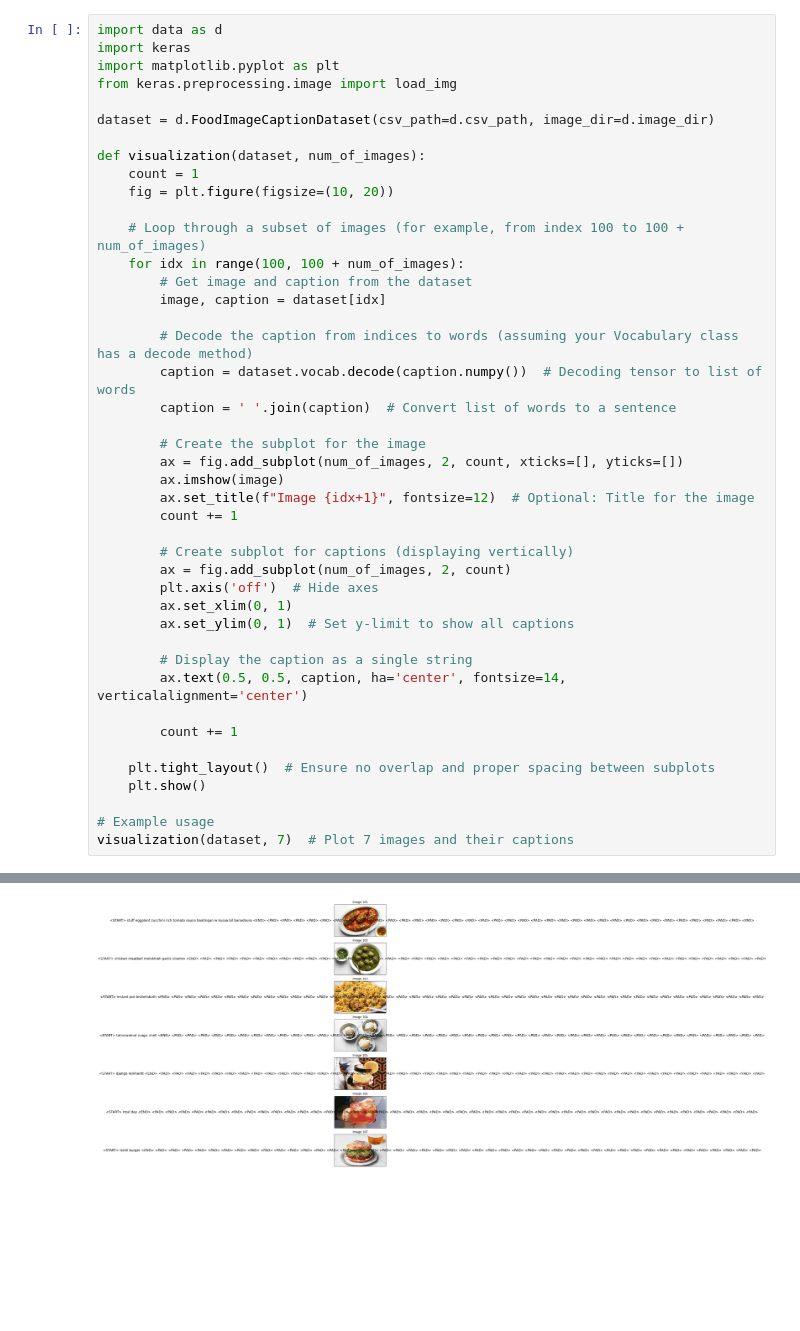
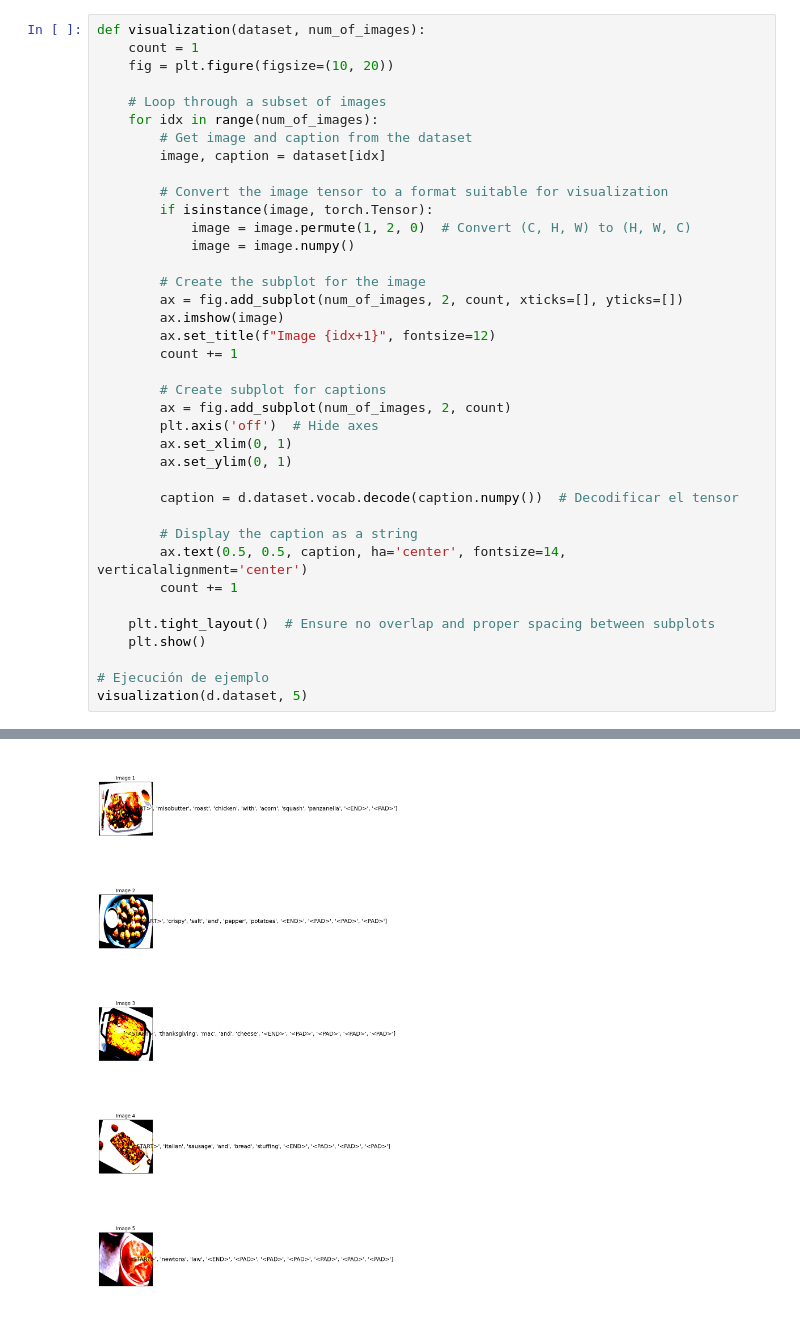
Before and after one commit to Merumalady/Image_Captioning, a Jupyter notebook: plots.ipynb, the cells around one changed output, grey strips where cells are left out. Cells and saved outputs as stored; diff of their text form; blank space fills up the shorter version.

```diff
--- a/plots.ipynb
+++ b/plots.ipynb
@@ -1,44 +7,39 @@
 # %%
-import data as d
-import keras
-import matplotlib.pyplot as plt
-from keras.preprocessing.image import load_img
-
-dataset = d.FoodImageCaptionDataset(csv_path=d.csv_path, image_dir=d.image_dir)
-
 def visualization(dataset, num_of_images):
     count = 1
     fig = plt.figure(figsize=(10, 20))
 
-    # Loop through a subset of images (for example, from index 100 to 100 + num_of_images)
-    for idx in range(100, 100 + num_of_images):
+    # Loop through a subset of images
+    for idx in range(num_of_images):
         # Get image and caption from the dataset
         image, caption = dataset[idx]
 
-        # Decode the caption from indices to words (assuming your Vocabulary class has a decode method)
-        caption = dataset.vocab.decode(caption.numpy())  # Decoding tensor to list of words
-        caption = ' '.join(caption)  # Convert list of words to a sentence
+        # Convert the image tensor to a format suitable for visualization
+        if isinstance(image, torch.Tensor):
+            image = image.permute(1, 2, 0)  # Convert (C, H, W) to (H, W, C)
+            image = image.numpy()
 
         # Create the subplot for the image
         ax = fig.add_subplot(num_of_images, 2, count, xticks=[], yticks=[])
         ax.imshow(image)
-        ax.set_title(f"Image {idx+1}", fontsize=12)  # Optional: Title for the image
+        ax.set_title(f"Image {idx+1}", fontsize=12)
         count += 1
 
-        # Create subplot for captions (displaying vertically)
+        # Create subplot for captions
         ax = fig.add_subplot(num_of_images, 2, count)
         plt.axis('off')  # Hide axes
         ax.set_xlim(0, 1)
-        ax.set_ylim(0, 1)  # Set y-limit to show all captions
+        ax.set_ylim(0, 1)
 
-        # Display the caption as a single string
+        caption = d.dataset.vocab.decode(caption.numpy())  # Decodificar el tensor
+
+        # Display the caption as a string
         ax.text(0.5, 0.5, caption, ha='center', fontsize=14, verticalalignment='center')
-
         count += 1
 
     plt.tight_layout()  # Ensure no overlap and proper spacing between subplots
     plt.show()
 
-# Example usage
-visualization(dataset, 7)  # Plot 7 images and their captions
+# Ejecución de ejemplo
+visualization(d.dataset, 5)
 # %% [output]
@@ -45 +51 @@ visualization(dataset, 7)  # Plot 7 images and their captions
-[figure, old version]
+[figure, new version]
```
Also changed, not shown: parts of 6 cells of this notebook, 3 other files.
